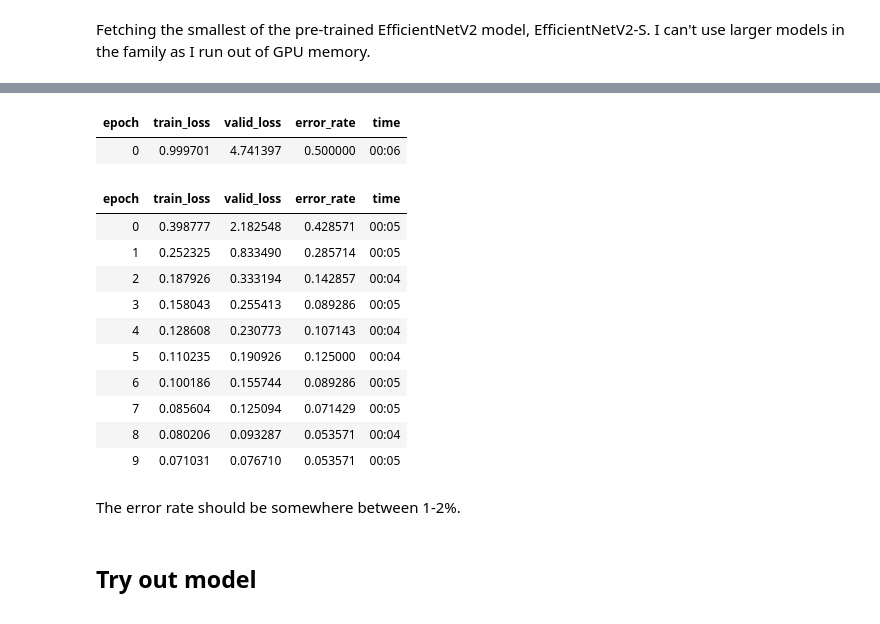
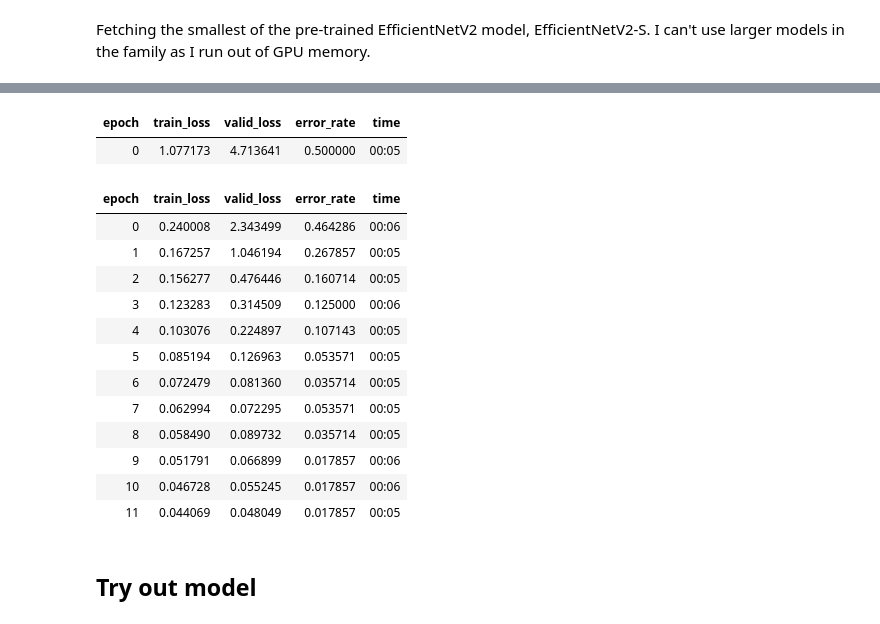
Before and after one commit to mihailthebuilder/fluffy-nb, a Jupyter notebook: fluffy.ipynb, the cells around one changed output, grey strips where cells are left out. Cells and saved outputs as stored; diff of their text form; code cells hidden in the pictures.

```diff
--- a/fluffy.ipynb
+++ b/fluffy.ipynb
@@ -128,5 +128,5 @@ dls = ImageDataLoaders.from_name_func(
 Fetching the smallest of the pre-trained EfficientNetV2 model, EfficientNetV2-S. I can't use larger models in the family as I run out of GPU memory.
 # %%
 learn = timm_learner(dls, 'efficientnetv2_rw_s', metrics=error_rate)
-learn.fine_tune(10)
+learn.fine_tune(12)
 # %% [output]
@@ -134,18 +133,18 @@ Downloading: "https://github.com/rwightman/pytorch-image-models/releases/downloa
 | epoch | train_loss | valid_loss | error_rate | time |
-| 0 | 0.999701 | 4.741397 | 0.500000 | 00:06 |
+| 0 | 1.077173 | 4.713641 | 0.500000 | 00:05 |
 | epoch | train_loss | valid_loss | error_rate | time |
-| 0 | 0.398777 | 2.182548 | 0.428571 | 00:05 |
-| 1 | 0.252325 | 0.833490 | 0.285714 | 00:05 |
-| 2 | 0.187926 | 0.333194 | 0.142857 | 00:04 |
-| 3 | 0.158043 | 0.255413 | 0.089286 | 00:05 |
-| 4 | 0.128608 | 0.230773 | 0.107143 | 00:04 |
-| 5 | 0.110235 | 0.190926 | 0.125000 | 00:04 |
-| 6 | 0.100186 | 0.155744 | 0.089286 | 00:05 |
-| 7 | 0.085604 | 0.125094 | 0.071429 | 00:05 |
-| 8 | 0.080206 | 0.093287 | 0.053571 | 00:04 |
-| 9 | 0.071031 | 0.076710 | 0.053571 | 00:05 |
+| 0 | 0.240008 | 2.343499 | 0.464286 | 00:06 |
+| 1 | 0.167257 | 1.046194 | 0.267857 | 00:05 |
+| 2 | 0.156277 | 0.476446 | 0.160714 | 00:05 |
+| 3 | 0.123283 | 0.314509 | 0.125000 | 00:06 |
+| 4 | 0.103076 | 0.224897 | 0.107143 | 00:05 |
+| 5 | 0.085194 | 0.126963 | 0.053571 | 00:05 |
+| 6 | 0.072479 | 0.081360 | 0.035714 | 00:05 |
+| 7 | 0.062994 | 0.072295 | 0.053571 | 00:05 |
+| 8 | 0.058490 | 0.089732 | 0.035714 | 00:05 |
+| 9 | 0.051791 | 0.066899 | 0.017857 | 00:06 |
+| 10 | 0.046728 | 0.055245 | 0.017857 | 00:06 |
+| 11 | 0.044069 | 0.048049 | 0.017857 | 00:05 |
-# %% [markdown]
-The error rate should be somewhere between 1-2%.
 # %% [markdown]
 ## Try out model
 # %% [markdown]
```
Also changed, not shown: parts of 5 cells of this notebook.
